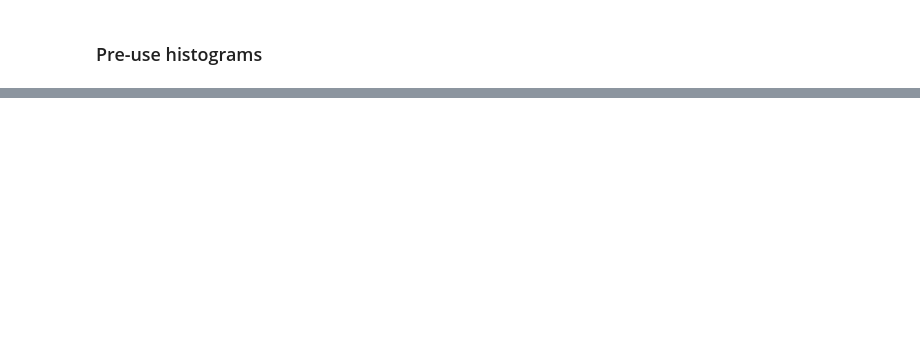
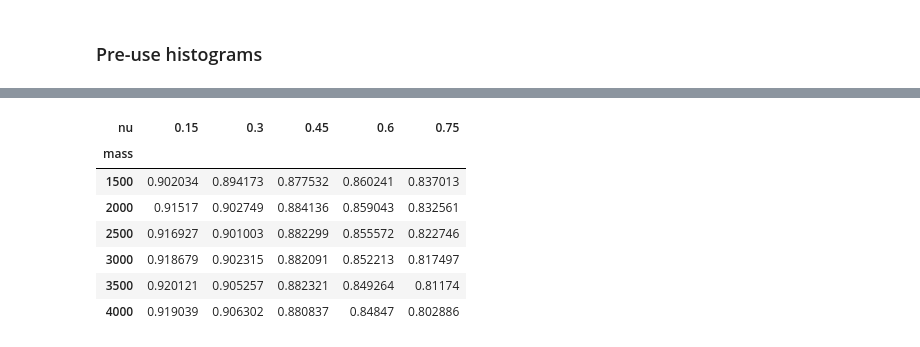
Before and after one commit to luclepot/SVJ, a Jupyter notebook: newplots.ipynb, the cells around one changed output, grey strips where cells are left out. Cells and saved outputs as stored; diff of their text form; code cells hidden in the pictures; blank space fills up the shorter version.

```diff
--- a/newplots.ipynb
+++ b/newplots.ipynb
@@ -97,11 +99,11 @@ found 31 datasets
 # %%
 tf.reset_default_graph()
 agetter = ev.auc_getter('hlf_eflow3_7_v159', times=True)
-norm, err, recon = agetter.get_errs_recon(dholder)
-aucs = agetter.get_aucs(err)
+norm, errors, recon = agetter.get_errs_recon(dholder)
+aucs = agetter.get_aucs(errors)
 fmt = agetter.auc_metric(aucs)
 signal_recon = utils.data_table(pd.concat([v.df for v in recon.values() if v.name.startswith('Zprime')]), name='Z^+ Dark (Average) pred')
 signal_norm = utils.data_table(pd.concat([v.df for v in norm.values() if v.name.startswith('Zprime')]), name='Z^+ Dark (Average)')
-signal_err = utils.data_table(pd.concat([v.df for v in err.values() if v.name.startswith('Zprime')]), name='Z^+ Dark (Average)')
+signal_err = utils.data_table(pd.concat([v.df for v in errors.values() if v.name.startswith('Zprime')]), name='Z^+ Dark (Average)')
 # %% [output]
 found 1 matches with search '/afs/cern.ch/work/l/llepotti/private/CMS/CMSSW_8_0_20/src/autoencodeSVJ/autoencode/data/summary/hlf_eflow3_7_v159.summary'
@@ -416,2 +612,16 @@ train_shell :: using saved model
+# %%
+df = pd.DataFrame({k: v['mae'] for k,v in aucplot.items()}).T['auc'].to_frame()
+df['nu'] = [int(x.split('_')[2])/100. for x in df.index.values]
+df['mass'] = [int(x.split('_')[1].rstrip('GeV')) for x in df.index.values]
+df = df.pivot('mass', 'nu', 'auc')
+# %% [output]
+| nu | 0.15 | 0.3 | 0.45 | 0.6 | 0.75 |
+| mass |  |  |  |  |  |
+| 1500 | 0.902034 | 0.894173 | 0.877532 | 0.860241 | 0.837013 |
+| 2000 | 0.91517 | 0.902749 | 0.884136 | 0.859043 | 0.832561 |
+| 2500 | 0.916927 | 0.901003 | 0.882299 | 0.855572 | 0.822746 |
+| 3000 | 0.918679 | 0.902315 | 0.882091 | 0.852213 | 0.817497 |
+| 3500 | 0.920121 | 0.905257 | 0.882321 | 0.849264 | 0.81174 |
+| 4000 | 0.919039 | 0.906302 | 0.880837 | 0.84847 | 0.802886 |
 # %%
 # %% [output]
```
Also changed, not shown: parts of 21 cells of this notebook.
